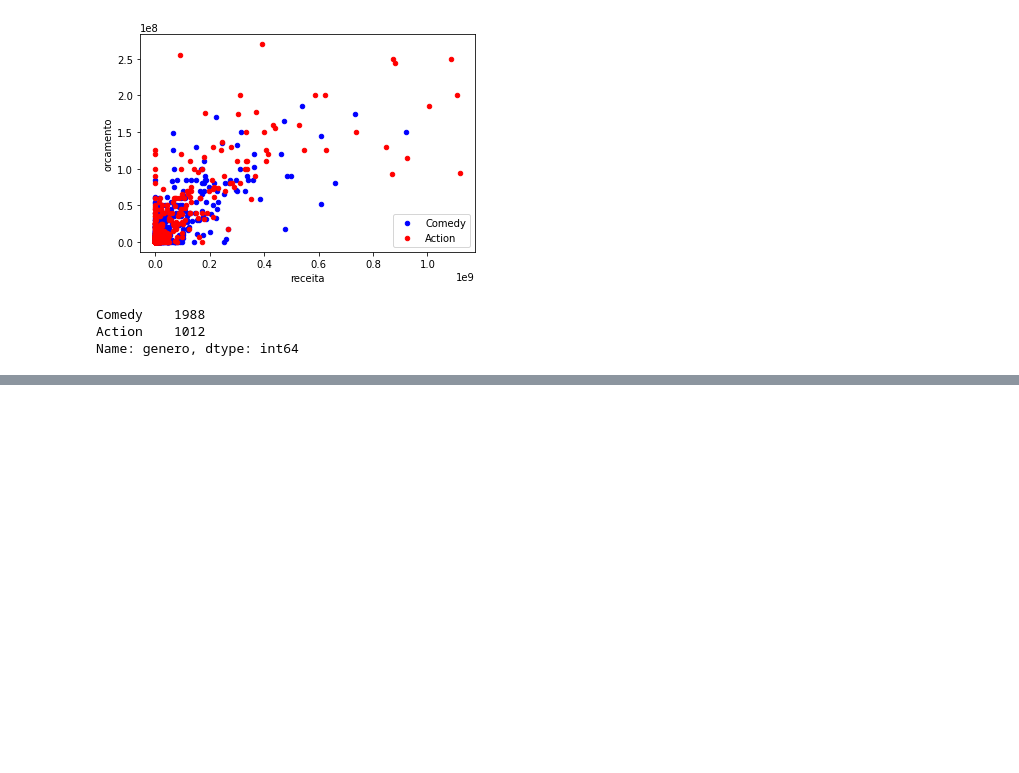
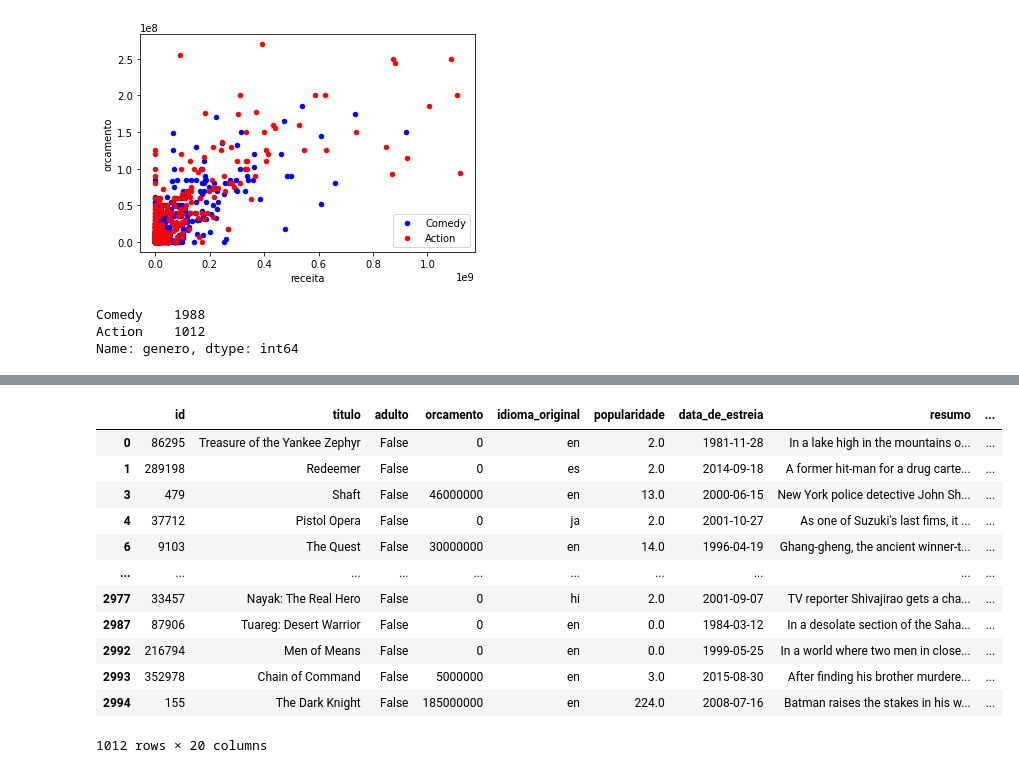
Before and after one commit to IagorSs/competicao_machine_learning, a Jupyter notebook: competicao.ipynb, the cells around one changed output, grey strips where cells are left out. Saved outputs shown, nothing was run; the diff lists cells and outputs as text; code cells hidden in the pictures; blank space fills up the shorter version.

```diff
--- a/competicao.ipynb
+++ b/competicao.ipynb
@@ -107,0 +154,22 @@ dataFrame[dataFrame.ator_1.isin(['Jackie Chan'])]
+# %%
+data_frame_action = dataFrame[dataFrame['genero'] == 'Action']
+
+bag_action = BagOfWords()
+
+bag_action.cria_bow(data_frame_action,'resumo')
+
+data_frame_action
+# %% [output]
+|  | id | titulo | adulto | orcamento | idioma_original | popularidade | data_de_estreia | resumo | ... |
+| 0 | 86295 | Treasure of the Yankee Zephyr | False | 0 | en | 2.0 | 1981-11-28 | In a lake high in the mountains o... | ... |
+| 1 | 289198 | Redeemer | False | 0 | es | 2.0 | 2014-09-18 | A former hit-man for a drug carte... | ... |
+| 3 | 479 | Shaft | False | 46000000 | en | 13.0 | 2000-06-15 | New York police detective John Sh... | ... |
+| 4 | 37712 | Pistol Opera | False | 0 | ja | 2.0 | 2001-10-27 | As one of Suzuki's last fims, it ... | ... |
+| 6 | 9103 | The Quest | False | 30000000 | en | 14.0 | 1996-04-19 | Ghang-gheng, the ancient winner-t... | ... |
+| ... | ... | ... | ... | ... | ... | ... | ... | ... | ... |
+| 2977 | 33457 | Nayak: The Real Hero | False | 0 | hi | 2.0 | 2001-09-07 | TV reporter Shivajirao gets a cha... | ... |
+| 2987 | 87906 | Tuareg: Desert Warrior | False | 0 | en | 0.0 | 1984-03-12 | In a desolate section of the Saha... | ... |
+| 2992 | 216794 | Men of Means | False | 0 | en | 0.0 | 1999-05-25 | In a world where two men in close... | ... |
+| 2993 | 352978 | Chain of Command | False | 5000000 | en | 3.0 | 2015-08-30 | After finding his brother murdere... | ... |
+| 2994 | 155 | The Dark Knight | False | 185000000 | en | 224.0 | 2008-07-16 | Batman raises the stakes in his w... | ... |
+1012 rows × 20 columns
```
Also changed, not shown: parts of 7 cells of this notebook, 1 other file.
